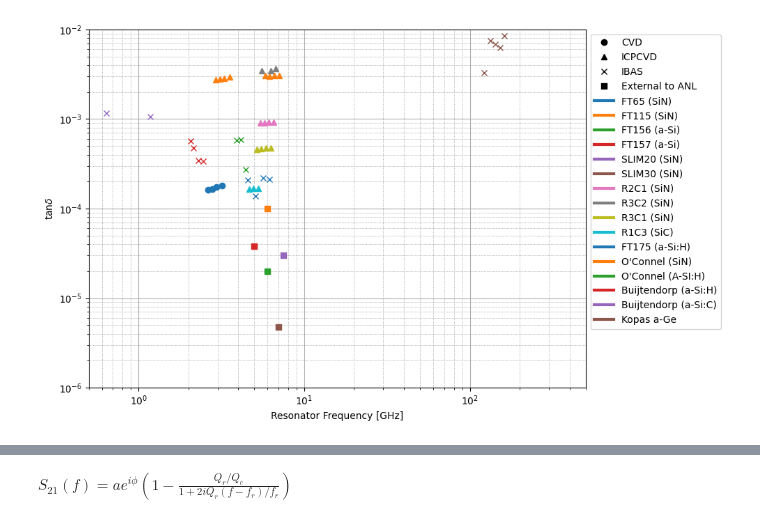
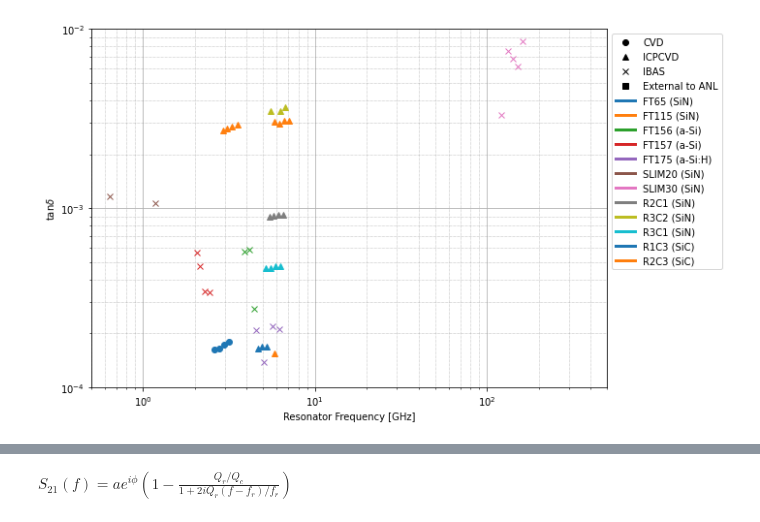
Before and after one commit to jacornelison/lance_postings, a Jupyter notebook: loss_comparison_plot.ipynb, the cells around one changed output, grey strips where cells are left out. Cells and saved outputs as stored; diff of their text form; code cells hidden in the pictures.

```diff
--- a/loss_comparison_plot.ipynb
+++ b/loss_comparison_plot.ipynb
@@ -99,18 +100,15 @@ R1C3 = pd.DataFrame(
     }
 
 )
+
+# R2C3, ICPCVD, High-Q Twin SiC
 R2C3 = pd.DataFrame(
     {
-        "freq": [4.66, 4.94, 5.2790],
-        "Fd": [0.000164, 0.0001685, 0.00016825], #check calculation below it's an average
-        "Fd_mag_up_fast": [1.75e-4, 1.80E-04, 1.78E-04],
-        "Fd_mag_down_fast": [1.49e-4, 1.53E-04, 1.55E-04],
-        "Fd_mag_up_slow": [1.71e-4, 1.75E-04, 1.75E-04],
-        "Fd_mag_down_slow": [1.61e-4, 1.66E-04, 1.65E-04],
+        "freq": [5.83],
+        "Fd": [0.0001543],
+        "C/S ratio": [10./15.]
     }
-
 )
-
 
 # FT175, IBAS, a-Si:H from Val Novosad
 FT175 = pd.DataFrame(
@@ -123,9 +121,9 @@ FT175 = pd.DataFrame(
 #everythign below this is not argonne
 
 marker_map = {"CVD":"o","ICPCVD":"^","IBAS":"x", 'External to ANL':"s"}
-sample_list = [FT65,FT115,FT156,FT157,SLIM20,SLIM30,R2C1, R3C2, R3C1, R1C3, FT175]
-sample_labels = ["FT65 (SiN)","FT115 (SiN)","FT156 (a-Si)","FT157 (a-Si)","SLIM20 (SiN)","SLIM30 (SiN)","R2C1 (SiN)", "R3C2 (SiN)", "R3C1 (SiN)", "R1C3 (SiC)", "FT175 (a-Si:H)"]
-samp_dep = ['CVD','ICPCVD','IBAS','IBAS','IBAS','IBAS','ICPCVD', 'ICPCVD', 'ICPCVD', 'ICPCVD', 'IBAS']
+sample_list = [FT65,FT115,FT156,FT157,FT175,SLIM20,SLIM30,R2C1, R3C2, R3C1, R1C3, R2C3]
+sample_labels = ["FT65 (SiN)","FT115 (SiN)","FT156 (a-Si)","FT157 (a-Si)","FT175 (a-Si:H)","SLIM20 (SiN)","SLIM30 (SiN)","R2C1 (SiN)", "R3C2 (SiN)", "R3C1 (SiN)", "R1C3 (SiC)", "R2C3 (SiC)"]
+samp_dep = ['CVD','ICPCVD','IBAS','IBAS','IBAS','IBAS','IBAS','ICPCVD', 'ICPCVD', 'ICPCVD', 'ICPCVD', 'ICPCVD']
 
 # O'Connel et al 0802.2402
 OCSNx = pd.DataFrame(
@@ -174,37 +172,31 @@ samp_dep1 = ['CVD','ICPCVD','CVD','ICPCVD', 'CVD']
 # %%
 plt.figure(1,figsize=(10,6))
 
 legend_mrks = []
 legend_labels = []
 for mkidx,mk in enumerate(marker_map.keys()):
     legend_mrks.append(Line2D([0],[0],marker=marker_map[mk],color='k',lw=0))
     legend_labels.append(mk)
 
 lines = []
 for sampidx,samp in enumerate(sample_list):
     lines.append(plt.plot(samp['freq'],samp['Fd'],marker_map[samp_dep[sampidx]]))
     legend_mrks.append(Line2D([0],[0],color=lines[sampidx][0].get_color(),lw=3))
     legend_labels.append(sample_labels[sampidx])
 
-lines = []
-for sampidx,samp in enumerate(sample_list1):
-    lines.append(plt.plot(samp['freq'],samp['Fd'],marker_map1[samp_dep1[sampidx]]))
-    legend_mrks.append(Line2D([0],[0],color=lines[sampidx][0].get_color(),lw=3))
-    legend_labels.append(sample_labels1[sampidx])
-
 ax = plt.gca()
 ax.legend(handles=legend_mrks,labels=legend_labels,bbox_to_anchor=(1.0,1.0))
 plt.yscale('log')
 plt.xscale('log')
 plt.ylabel("tan$\delta$")
 plt.xlabel("Resonator Frequency [GHz]")
-plt.ylim((1e-6,1e-2))
+plt.ylim((1e-4,1e-2))
 plt.xlim((0.5,500))
 plt.grid(True)
 plt.minorticks_on()
 plt.grid(True, which='minor', linestyle=':', linewidth='0.5', color='gray')
 plt.tight_layout()
-plt.savefig('loss_sample_comparison.png',dpi=300)
+plt.savefig('loss_sample_comparison_argonne_only.png',dpi=300)
 plt.show()
 # %% [output]
-[figure, old version]
+[figure, new version]
```
Also changed, not shown: parts of 9 cells of this notebook, 12 other files.
